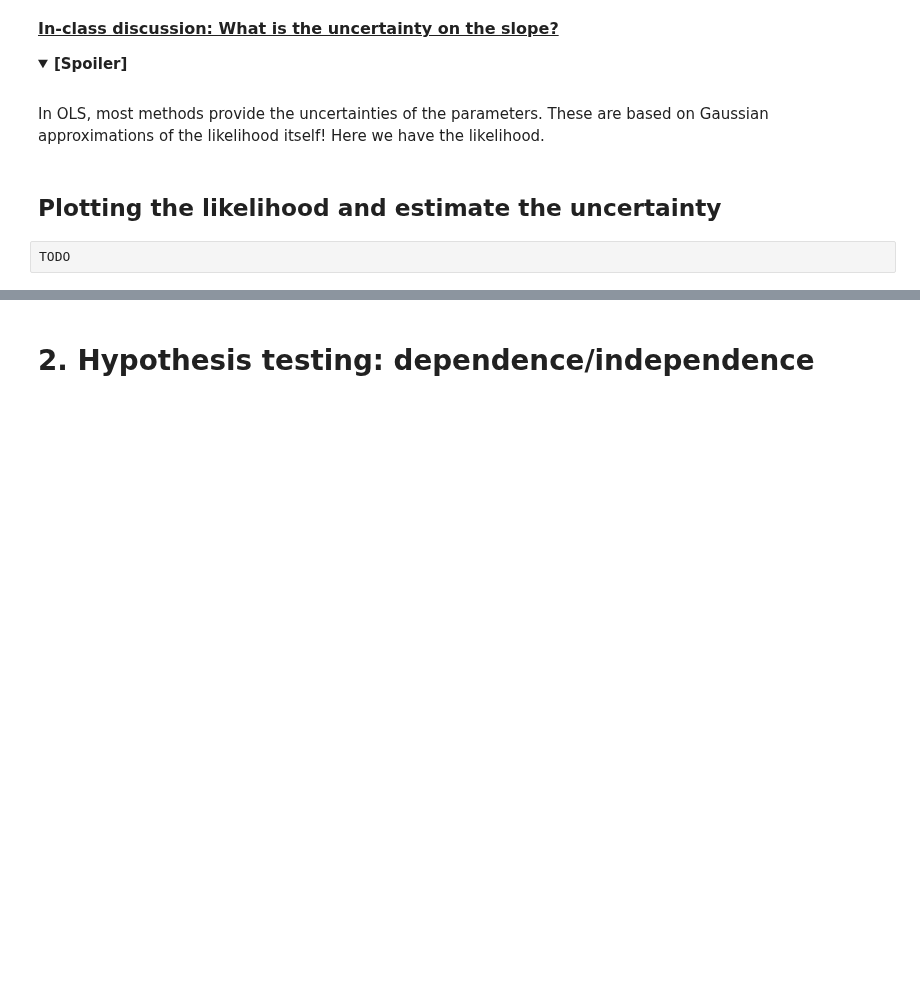
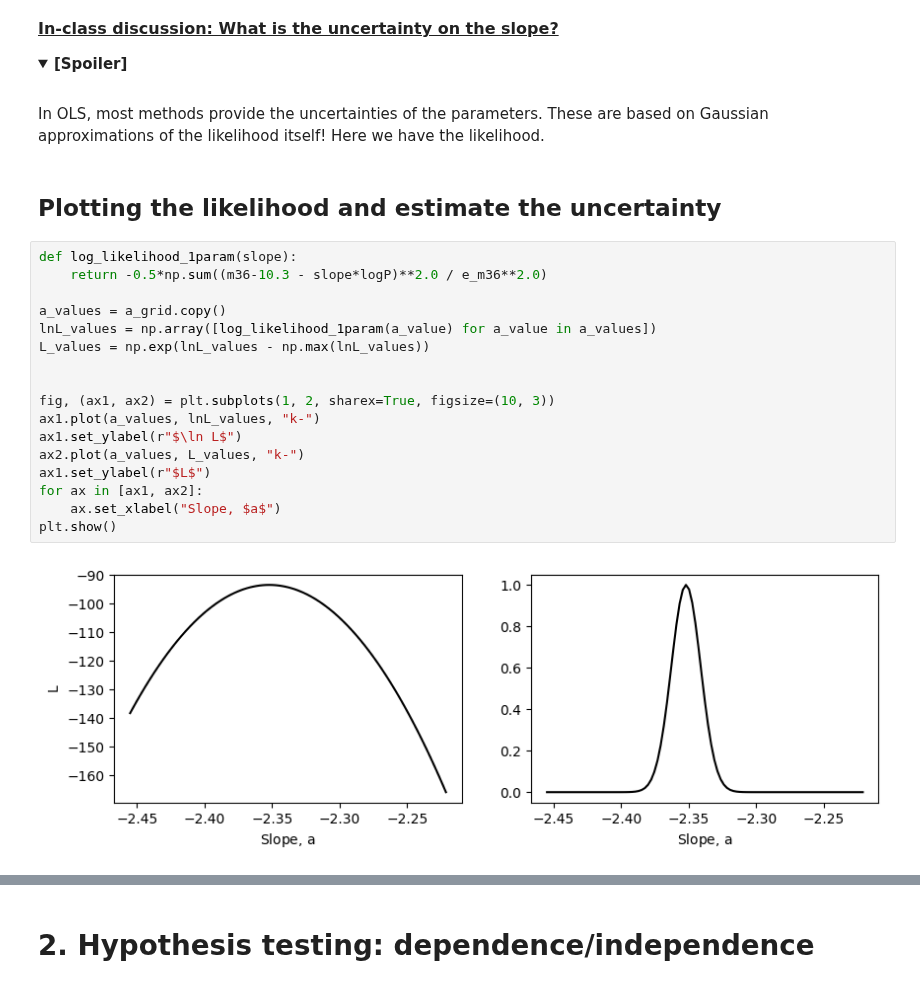
Before and after one commit to astrostatistics-in-crete/2024_summer_school, a Jupyter notebook: 04_MLE/MLE_AnswerKey.ipynb, the cells around one changed output, grey strips where cells are left out. Cells and saved outputs as stored; diff of their text form; folded sections open; blank space fills up the shorter version.

```diff
--- a/04_MLE/MLE_AnswerKey.ipynb
+++ b/04_MLE/MLE_AnswerKey.ipynb
@@ -243,5 +248,22 @@ In OLS, most methods provide the uncertainties of the parameters. These are base
 <br>
 # %% [markdown]
 ## Plotting the likelihood and estimate the uncertainty
-# %%
-TODO
+# %%
+def log_likelihood_1param(slope):
+    return -0.5*np.sum((m36-10.3 - slope*logP)**2.0 / e_m36**2.0)
+
+a_values = a_grid.copy()
+lnL_values = np.array([log_likelihood_1param(a_value) for a_value in a_values])
+L_values = np.exp(lnL_values - np.max(lnL_values))
+
+
+fig, (ax1, ax2) = plt.subplots(1, 2, sharex=True, figsize=(10, 3))
+ax1.plot(a_values, lnL_values, "k-")
+ax1.set_ylabel(r"$\ln L$")
+ax2.plot(a_values, L_values, "k-")
+ax1.set_ylabel(r"$L$")
+for ax in [ax1, ax2]:
+    ax.set_xlabel("Slope, $a$")
+plt.show()
+# %% [output]
+[figure, added]
```
Also changed, not shown: parts of 4 cells of this notebook.
